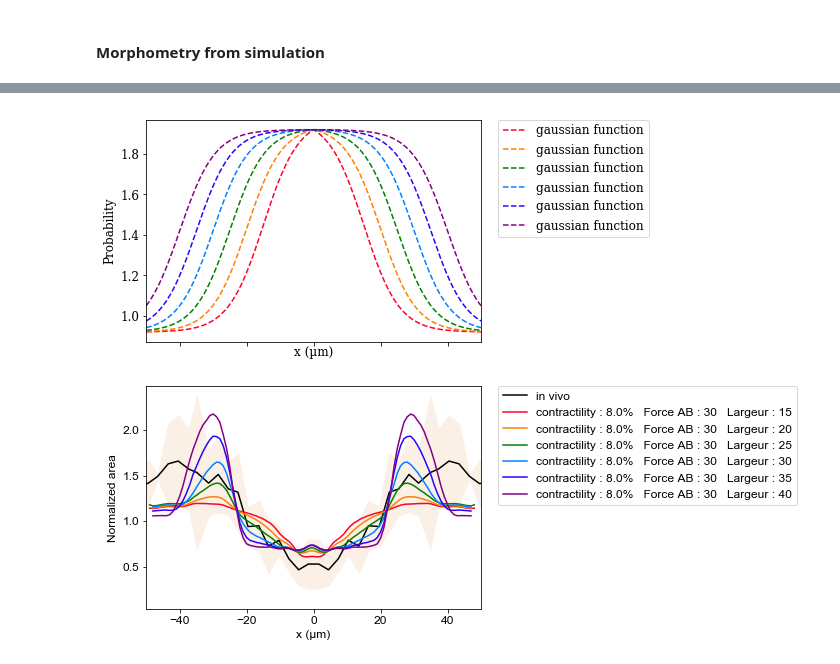
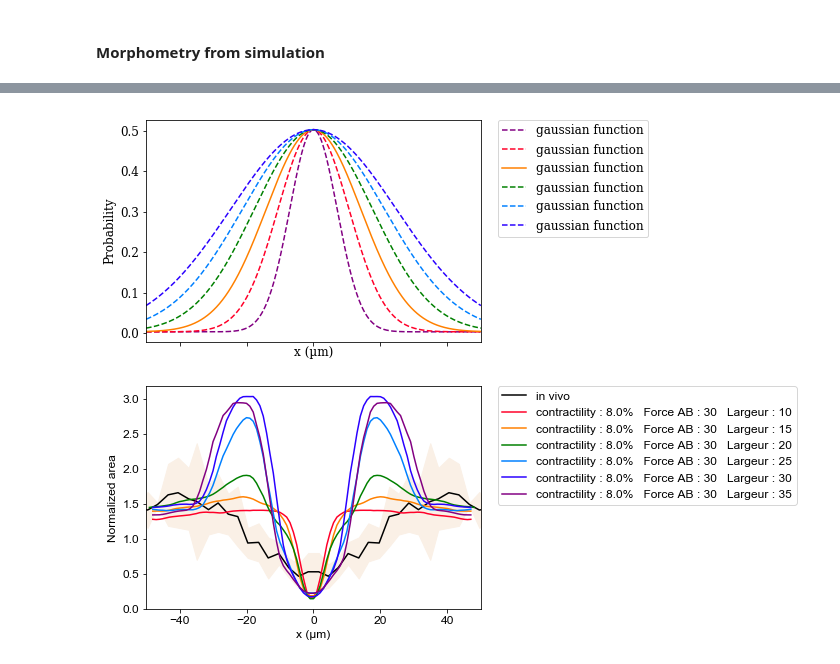
Before and after one commit to suzannelab/invagination, a Jupyter notebook: notebooks/EmbryoMesodermInvagination_AnalysePrincipale.ipynb, the cells around one changed output, grey strips where cells are left out. Saved outputs shown, nothing was run; the diff lists cells and outputs as text; code cells hidden in the pictures.

```diff
--- a/notebooks/EmbryoMesodermInvagination_AnalysePrincipale.ipynb
+++ b/notebooks/EmbryoMesodermInvagination_AnalysePrincipale.ipynb
@@ -239,8 +229,8 @@ sheet.edge_df
 ### Plot maximal depth according to force
 # %%
 mpl.rcParams.update(mpl.rcParamsDefault)
-contractility = ['1.08', '1.16', '1.32']
-force = [ '50']
+contractility = ['1.04','1.08', '1.16', '1.32']
+force = ['0', '10', '20', '30', '40']
 
 from invagination.toolbox import define_depth
 def define_time_max_depth(directory, nb_t=200):
@@ -274,7 +264,7 @@ for c in contractility :
 
 
     ax.plot ([int (u)for u in list_t.keys()], [float (u)for u in list_t.values()],
-             '.',markersize=12, label = round(float(c), 2))
+             '.-',markersize=12, label = round(float(c), 2))
 
 
 ax.legend(bbox_to_anchor=(1.05, 1), loc=2, borderaxespad=0., prop={'size': 12, 'family':'Arial'})
@@ -511,5 +601,9 @@ for t in range (0,110):
 
     plt.close('all')
+# %%
+
+mpl.rcParams.update(mpl.rcParamsDefault)
+mpl.rcParams['image.cmap'] = 'Blues'
 # %% [markdown]
 # compared morphometry
 # %%
@@ -896,11 +1000,3 @@ def mean_calculation(face, col, range_min=-50, range_max=50):
             face['x'] < (i + pas))][col].std())
         val.append(i)
     return val, mean, std
-# %%
-from invagination.toolbox import define_depth
-depth0 = define_depth(os.path.join(sim_data_dirs, '1.32_contractility_5_critical_area_50_radialtension'), 0, ['z', 'x'])
-fig, ax = plt.subplots(1, 1, sharex=True, sharey=False)
-res_d = []
-for t in range (0,45):
-    res_d.append(depth0 - define_depth(os.path.join(sim_data_dirs, '1.32_contractility_5_critical_area_50_radialtension'), t, ['z', 'x']))
-ax.plot ( res_d, '.-')
@@ -909,0 +1137,2 @@ ax.plot ( res_d, '.-')
+# %%
+mpl.rcParams.update(mpl.rcParamsDefault)
@@ -952,7 +1226,7 @@ color_d = {'15':(1.0, 0.0, 0.16, 1.0),
            '25': (0.0, 0.5, 0.0, 1.0),
            '30': (0.0, 0.5, 1.0, 1.0),
            '35': (0.16304347826086973, 0.0, 1.0, 1.0),
-           '40': (0.51, 0.0, 0.51, 1.0)}
+           '10': (0.51, 0.0, 0.51, 1.0)}
 
 color_list = [(1.0, 0.0, 0.16, 1.0),
             (1.0, 0.5, 0.0, 1.0),
@@ -962,13 +1236,21 @@ color_list = [(1.0, 0.0, 0.16, 1.0),
             (0.51, 0.0, 0.51, 1.0)]
 
 n=2
-x = np.linspace(-50,50, 1000)
+"""x = np.linspace(-50,50, 1000)
 ax_init.plot (x, 1+(1-1.08) + ((1+np.exp(-0.19*15))/(1+np.exp(0.19*(abs(x)-15)))),'--', color = color_d['15'], label = 'gaussian function')
 ax_init.plot (x, 1+(1-1.08) + ((1+np.exp(-0.19*20))/(1+np.exp(0.19*(abs(x)-20)))), '--',color = color_d['20'], label = 'gaussian function')
 ax_init.plot (x, 1+(1-1.08) + ((1+np.exp(-0.19*25))/(1+np.exp(0.19*(abs(x)-25)))), '--', color = color_d['25'], label = 'gaussian function')
 ax_init.plot (x, 1+(1-1.08) + ((1+np.exp(-0.19*30))/(1+np.exp(0.19*(abs(x)-30)))),'--', color = color_d['30'], label = 'gaussian function')
 ax_init.plot (x, 1+(1-1.08) + ((1+np.exp(-0.19*35))/(1+np.exp(0.19*(abs(x)-35)))),'--', color = color_d['35'], label = 'gaussian function')
-ax_init.plot (x, 1+(1-1.08) + ((1+np.exp(-0.19*40))/(1+np.exp(0.19*(abs(x)-40)))),'--', color = color_d['40'], label = 'gaussian function')
+ax_init.plot (x, 1+(1-1.08) + ((1+np.exp(-0.19*40))/(1+np.exp(0.19*(abs(x)-10)))),'--', color = color_d['10'], label = 'gaussian function')
+"""
+ax_init.plot (x, 0.003 + 0.5 * np.exp(-abs(x)**n / 10**n),'--', color = color_d['10'], label = 'gaussian function')
+ax_init.plot (x, 0.003 + 0.5 * np.exp(-abs(x)**n / 15**n), '--',color = color_d['15'], label = 'gaussian function')
+ax_init.plot (x, 0.003 + 0.5 * np.exp(-abs(x)**n / 20**n), color = color_d['20'], label = 'gaussian function')
+ax_init.plot (x, 0.003 + 0.5 * np.exp(-abs(x)**n / 25**n),'--', color = color_d['25'], label = 'gaussian function')
+ax_init.plot (x, 0.003 + 0.5 * np.exp(-abs(x)**n / 30**n),'--', color = color_d['30'], label = 'gaussian function')
+ax_init.plot (x, 0.003 + 0.5 * np.exp(-abs(x)**n / 35**n),'--', color = color_d['35'], label = 'gaussian function')
+
 ax_init.legend(bbox_to_anchor=(1.05, 1), loc=2, borderaxespad=0., prop={'size': 12, 'family':'serif'})
 ax_init.set_xlabel('x (µm)', size=12, family='serif')
 ax_init.set_ylabel('Probability', size=12, family='serif')
@@ -981,7 +1263,7 @@ for tick in ax_init.yaxis.get_ticklabels():
 
 # GRAPHE 2---------------------------------------------------------
 
-dirname =Path('/home/admin-suz/Documents/SimulationsReview/2018-07-12_largeur_gaussienne')
+dirname =Path('/home/admin-suz/Documents/SimulationsReview/2018-07-18')
 
 list_dir = os.listdir(dirname)
 list_dir = sorted(list_dir)
@@ -1000,31 +1282,31 @@ for name, rol in rollings_silico.items():
 
 label_dict = {}
 for repo in chosen_repository:
     label_dict[repo] = ("contractility : " + str(round((float(repo.split('_')[0])-1)*100,0)) +
                             '%   Force AB : ' + str(repo.split('_')[5])+
                             '   Largeur : ' + str(repo.split('_')[7]))
 
 
 
 # Add in silico results
 in_silico_plot(rollings_silico, 'area', normalized=True, ax=ax)
 
 
 
 
 ax.legend(bbox_to_anchor=(1.05, 1), loc=2, borderaxespad=0., prop={'size': 12, 'family':'Arial'})
 
 ax.set_xlabel('x (µm)', size=12, family='sans-serif', fontname='Arial')
 ax.set_ylabel('Normalized area', size=12, family='sans-serif', fontname = 'Arial')
 for tick in ax.xaxis.get_ticklabels():
     tick.set_fontsize(12)
     tick.set_fontname('Arial')
 for tick in ax.yaxis.get_ticklabels():
     tick.set_fontsize(12)
     tick.set_fontname('Arial')
 
 ax.set_xlim(-50,50)
 fig.set_size_inches(6, 9)
 fig.savefig('../test_largeur_gaussienne_result.svg', dpi = 150)
 # %% [output]
-[figure, old version]
+[figure, new version]
```
Also changed, not shown: parts of 29 cells of this notebook, 9 other files.
